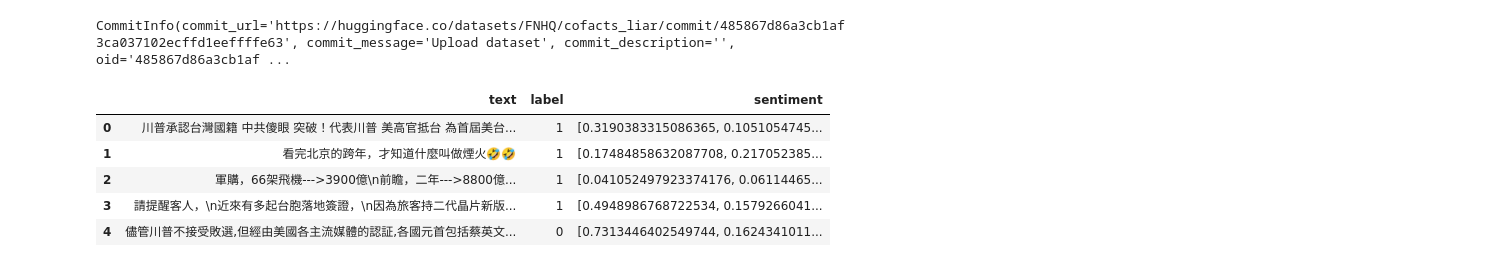
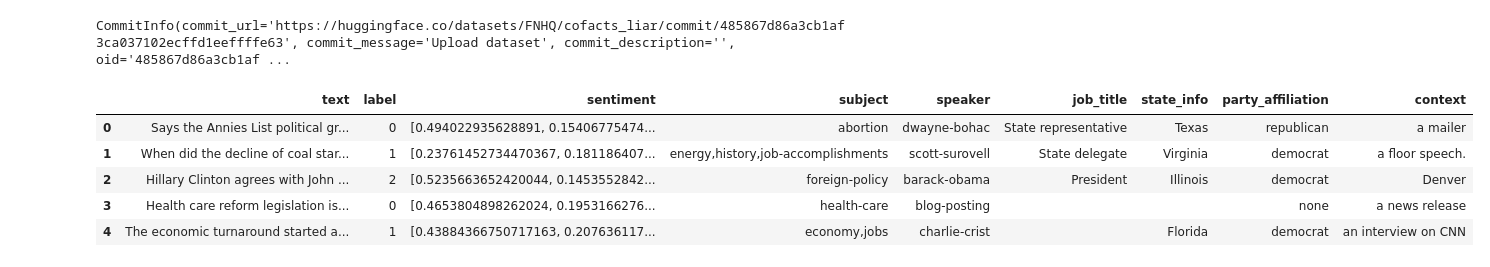
Before and after one commit to WilliamPLaCroix/NN-SoftP, a Jupyter notebook: data_preprocessing.ipynb, the cells around one changed output. Cells and saved outputs as stored; diff of their text form; code cells hidden in the pictures.

```diff
--- a/data_preprocessing.ipynb
+++ b/data_preprocessing.ipynb
@@ -613,16 +613,16 @@ CommitInfo(commit_url='https://huggingface.co/datasets/FNHQ/cofacts_liar/commit/
 # add true news to cofacts (add sentiment first)
 # combine liar + cofacts
 # %%
-ds = load_dataset("FNHQ/cofacts")
+ds = load_dataset("FNHQ/liar-sentiment-perplexity")
 # %%
 df = ds["train"].to_pandas()
-#df["text"] = df["statement"]
-#df = df[["text", "label", "sentiment", "subject", "speaker", "job_title", "state_info", "party_affiliation", "context"]]
+df["text"] = df["statement"]
+df = df[["text", "label", "sentiment", "subject", "speaker", "job_title", "state_info", "party_affiliation", "context"]]
 df.head()
 # %% [output]
-|  | text | label | sentiment |
-| 0 | 川普承認台灣國籍 中共傻眼 突破！代表川普 美高官抵台 為首屆美台... | 1 | [0.3190383315086365, 0.1051054745... |
-| 1 | 看完北京的跨年，才知道什麼叫做煙火🤣🤣 | 1 | [0.17484858632087708, 0.217052385... |
-| 2 | 軍購，66架飛機--->3900億\n前瞻，二年--->8800億... | 1 | [0.041052497923374176, 0.06114465... |
-| 3 | 請提醒客人，\n近來有多起台胞落地簽證，\n因為旅客持二代晶片新版... | 1 | [0.4948986768722534, 0.1579266041... |
-| 4 | 儘管川普不接受敗選,但經由美國各主流媒體的認証,各國元首包括蔡英文... | 0 | [0.7313446402549744, 0.1624341011... |
+|  | text | label | sentiment | subject | speaker | job_title | state_info | party_affiliation | context |
+| 0 | Says the Annies List political gr... | 0 | [0.494022935628891, 0.15406775474... | abortion | dwayne-bohac | State representative | Texas | republican | a mailer |
+| 1 | When did the decline of coal star... | 1 | [0.23761452734470367, 0.181186407... | energy,history,job-accomplishments | scott-surovell | State delegate | Virginia | democrat | a floor speech. |
+| 2 | Hillary Clinton agrees with John ... | 2 | [0.5235663652420044, 0.1453552842... | foreign-policy | barack-obama | President | Illinois | democrat | Denver |
+| 3 | Health care reform legislation is... | 0 | [0.4653804898262024, 0.1953166276... | health-care | blog-posting |  |  | none | a news release |
+| 4 | The economic turnaround started a... | 1 | [0.43884366750717163, 0.207636117... | economy,jobs | charlie-crist |  | Florida | democrat | an interview on CNN |
```
Also changed, not shown: 2 other files.
